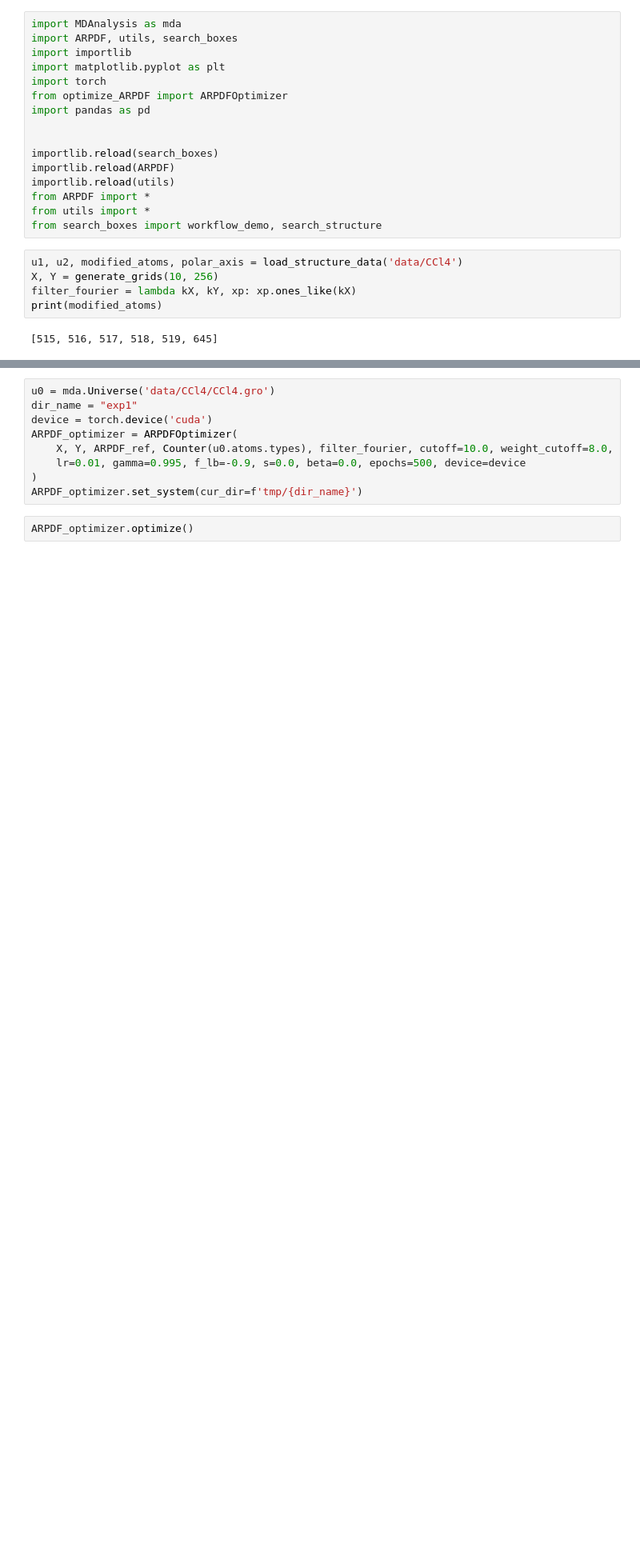
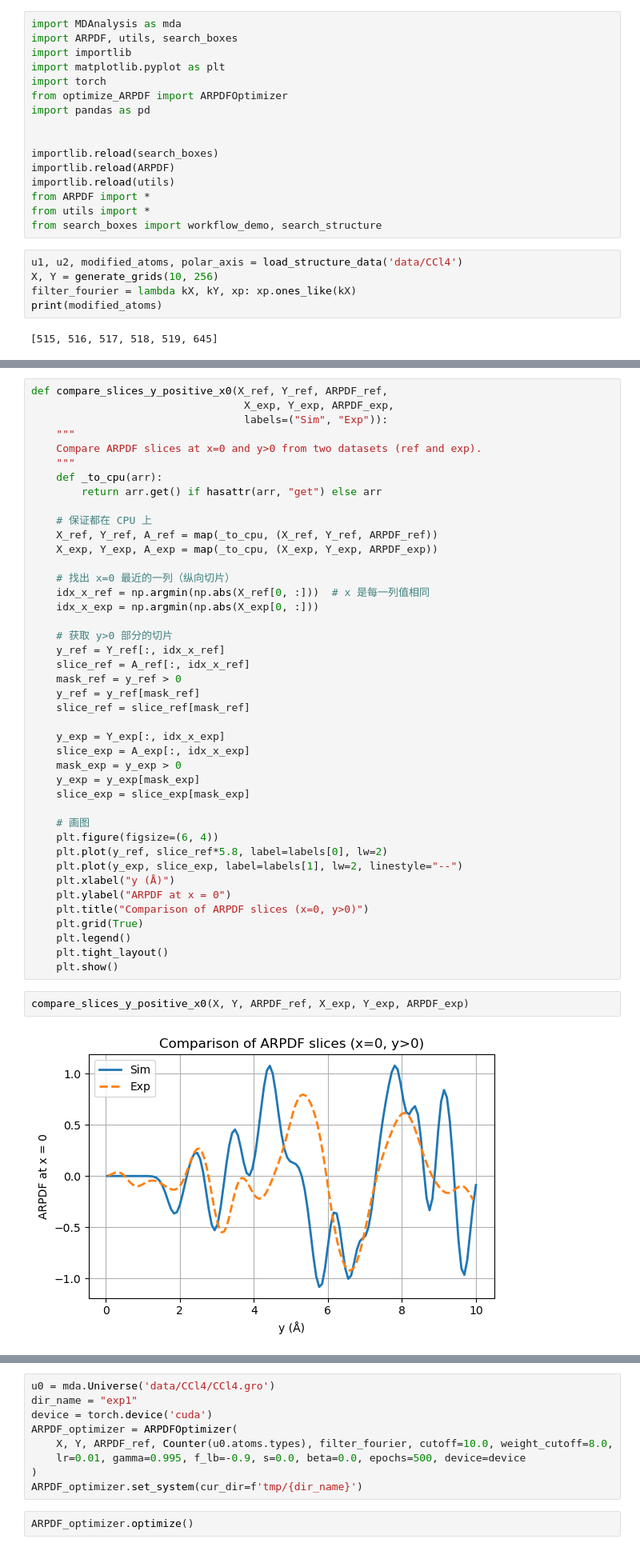
Before and after one commit to tfzx/ARPDF, a Jupyter notebook: experiment.ipynb, the cells around one changed output, grey strips where cells are left out. Shown at 80% size. Saved outputs shown, nothing was run; the diff lists cells and outputs as text; blank space fills up the shorter version.

```diff
--- a/experiment.ipynb
+++ b/experiment.ipynb
@@ -43,0 +92,46 @@ Computing ARPDF...
+# %%
+def compare_slices_y_positive_x0(X_ref, Y_ref, ARPDF_ref,
+                                  X_exp, Y_exp, ARPDF_exp,
+                                  labels=("Sim", "Exp")):
+    """
+    Compare ARPDF slices at x=0 and y>0 from two datasets (ref and exp).
+    """
+    def _to_cpu(arr):
+        return arr.get() if hasattr(arr, "get") else arr
+
+    # 保证都在 CPU 上
+    X_ref, Y_ref, A_ref = map(_to_cpu, (X_ref, Y_ref, ARPDF_ref))
+    X_exp, Y_exp, A_exp = map(_to_cpu, (X_exp, Y_exp, ARPDF_exp))
+
+    # 找出 x=0 最近的一列（纵向切片）
+    idx_x_ref = np.argmin(np.abs(X_ref[0, :]))  # x 是每一列值相同
+    idx_x_exp = np.argmin(np.abs(X_exp[0, :]))
+
+    # 获取 y>0 部分的切片
+    y_ref = Y_ref[:, idx_x_ref]
+    slice_ref = A_ref[:, idx_x_ref]
+    mask_ref = y_ref > 0
+    y_ref = y_ref[mask_ref]
+    slice_ref = slice_ref[mask_ref]
+
+    y_exp = Y_exp[:, idx_x_exp]
+    slice_exp = A_exp[:, idx_x_exp]
+    mask_exp = y_exp > 0
+    y_exp = y_exp[mask_exp]
+    slice_exp = slice_exp[mask_exp]
+
+    # 画图
+    plt.figure(figsize=(6, 4))
+    plt.plot(y_ref, slice_ref*5.8, label=labels[0], lw=2)
+    plt.plot(y_exp, slice_exp, label=labels[1], lw=2, linestyle="--")
+    plt.xlabel("y (Å)")
+    plt.ylabel("ARPDF at x = 0")
+    plt.title("Comparison of ARPDF slices (x=0, y>0)")
+    plt.grid(True)
+    plt.legend()
+    plt.tight_layout()
+    plt.show()
+# %%
+compare_slices_y_positive_x0(X, Y, ARPDF_ref, X_exp, Y_exp, ARPDF_exp)
+# %% [output]
+[figure, added]
```
Also changed, not shown: parts of 8 cells of this notebook, 11 other files.
